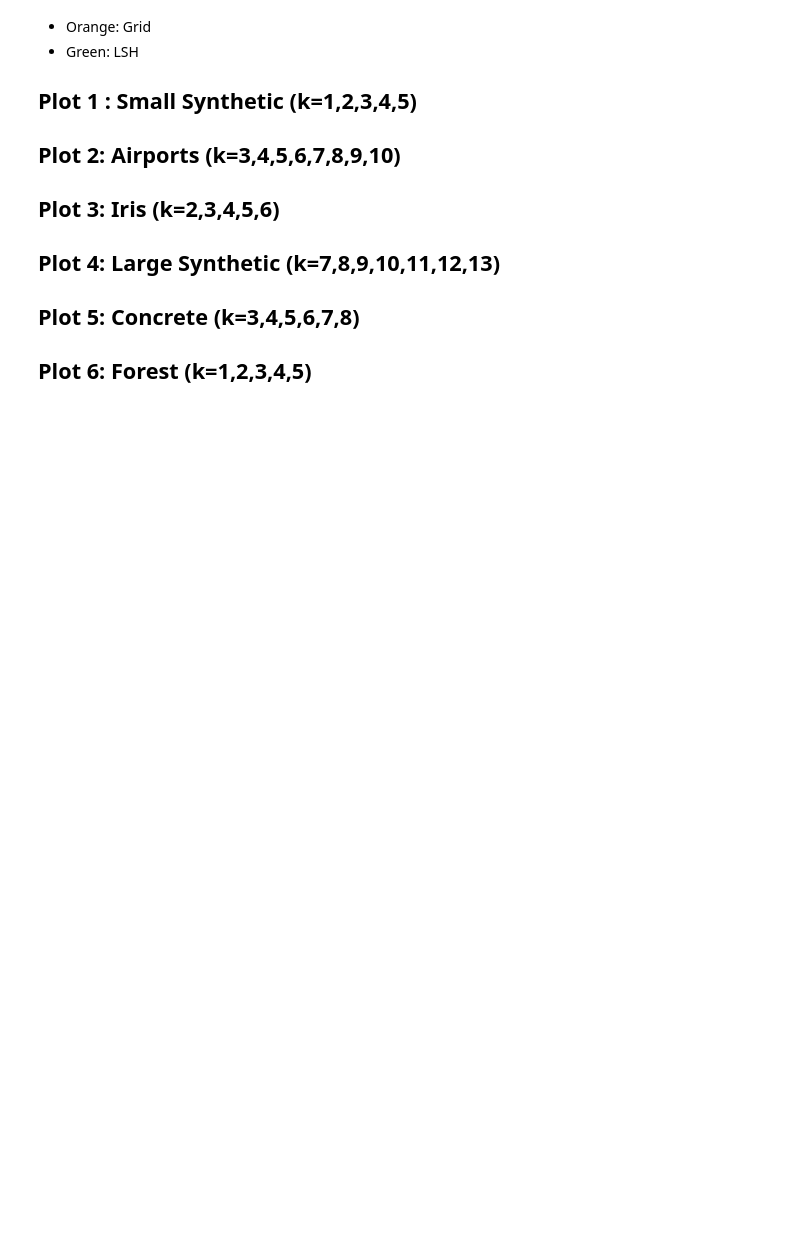
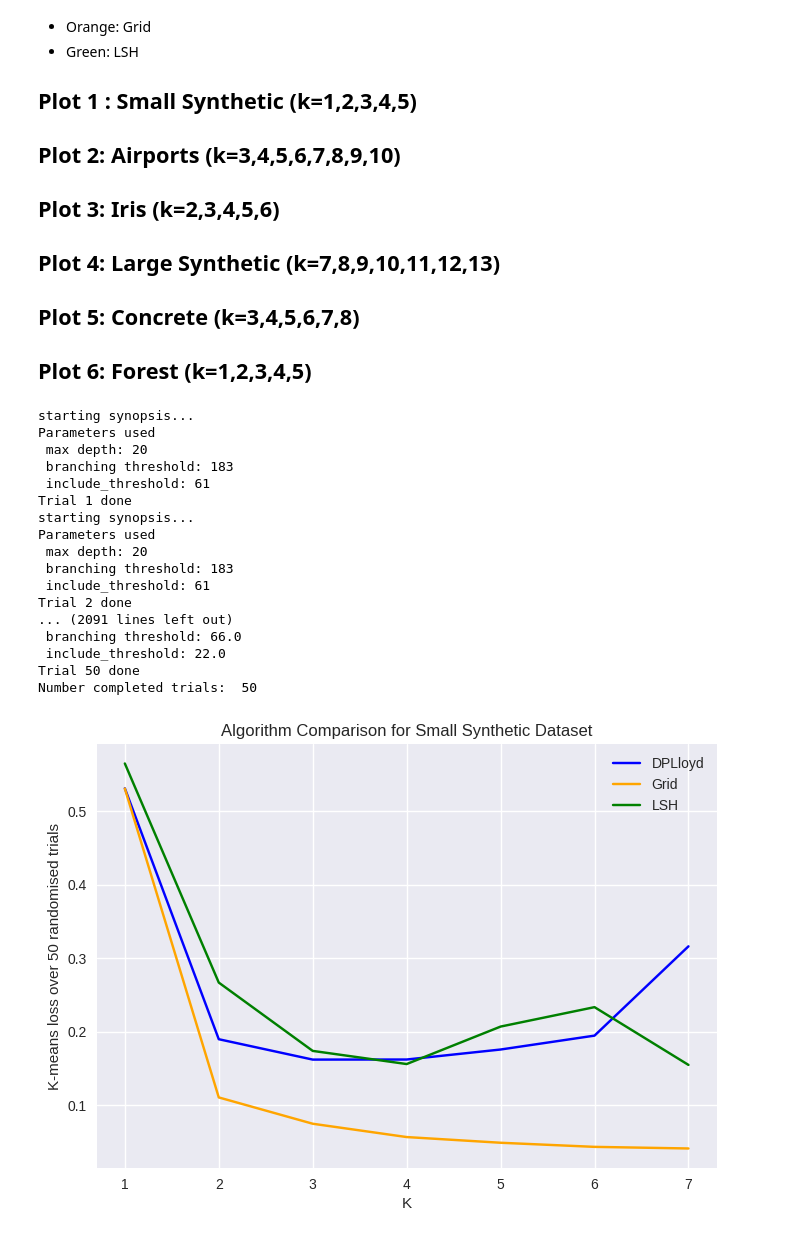
Before and after one commit to amy-ln/dpclustering, a Jupyter notebook: comparison.ipynb, the cells around one changed output. Cells and saved outputs as stored; diff of their text form; code cells hidden in the pictures; blank space fills up the shorter version.

Commit message:
final comparison graphs

```diff
--- a/comparison.ipynb
+++ b/comparison.ipynb
@@ -43,7 +43,7 @@ def cluster_grid(data: np.ndarray, k: int, e:float, M:int, seed:int) -> np.ndarr
 
     return centers
 
-def grid_experiment(data: np.ndarray, k: int, e:float, M:int, n_trials: int) -> float:
+def grid_experiment(data: np.ndarray, k: int, e:float, M:int, n_trials: int = 20) -> float:
 
     s = master_rng.integers(low=0, high=100000)
     total_loss = 0
@@ -69,6 +69,25 @@ def non_private_radius(x: np.ndarray) -> float:
     return np.max(np.linalg.norm(x, axis=-1))
 
 plt.style.use('seaborn-v0_8')
+# %%
+def plot_algos(data: np.ndarray, ks: list, lloyd_iters: int, M: int, title: str, num_randomised_trials: int = 50):
+    dpl = []
+    grid = []
+    lsh = []
+
+    for k in ks:
+        dpl.append(dplloyd_experiment(X=data, k=k, epsilon=1, method="dichotomy", iterations=lloyd_iters, trials=num_randomised_trials))
+        grid.append(grid_experiment(data, k=k, e=1, M=M, n_trials=num_randomised_trials))
+        p = Params(epsilon=1, delta=1e-6, radius=non_private_radius(data), dimension=data.shape[1], k=k)
+        lsh.append(lsh_experiment(algo=1, data=data, p=p, n_trials=num_randomised_trials))
+
+    plt.plot(ks, dpl, c="blue")
+    plt.plot(ks, grid, c="orange")
+    plt.plot(ks, lsh, c="green")
+    plt.xlabel("K")
+    plt.ylabel("K-means loss over 50 randomised trials")
+    plt.legend(["DPLloyd", "Grid", "LSH"])
+    plt.title(title)
 # %% [markdown]
 For each dataset, plot the k-means loss of each algorithm over a variety of different ks. Use the best found parameters in the previous analysis.
 
@@ -87,3 +106,25 @@ For each dataset, plot the k-means loss of each algorithm over a variety of diff
 ## Plot 5: Concrete (k=3,4,5,6,7,8)
 
 ## Plot 6: Forest (k=1,2,3,4,5)
+# %%
+small = np.load("datasets/synthetic-gaussian.npy")
+plot_algos(small, list(range(1,8)), lloyd_iters=1, M=7, title="Algorithm Comparison for Small Synthetic Dataset")
+# %% [output]
+starting synopsis...
+Parameters used
+ max depth: 20
+ branching threshold: 183
+ include_threshold: 61
+Trial 1 done
+starting synopsis...
+Parameters used
+ max depth: 20
+ branching threshold: 183
+ include_threshold: 61
+Trial 2 done
+... (2091 lines left out)
+ branching threshold: 66.0
+ include_threshold: 22.0
+Trial 50 done
+Number completed trials:  50
+[figure, added]
```
Also changed, not shown: parts of 5 cells of this notebook.
